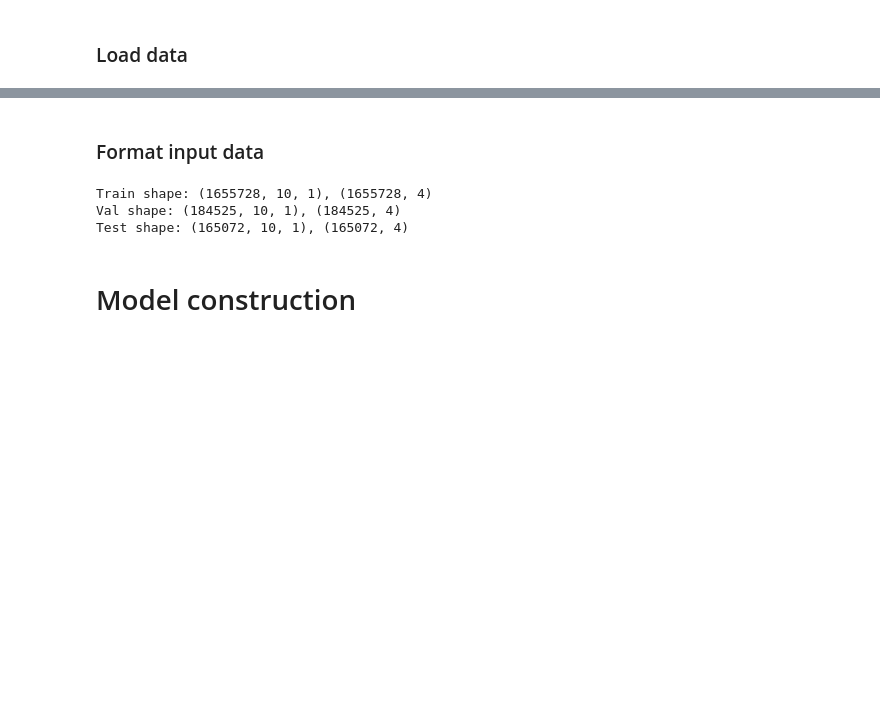
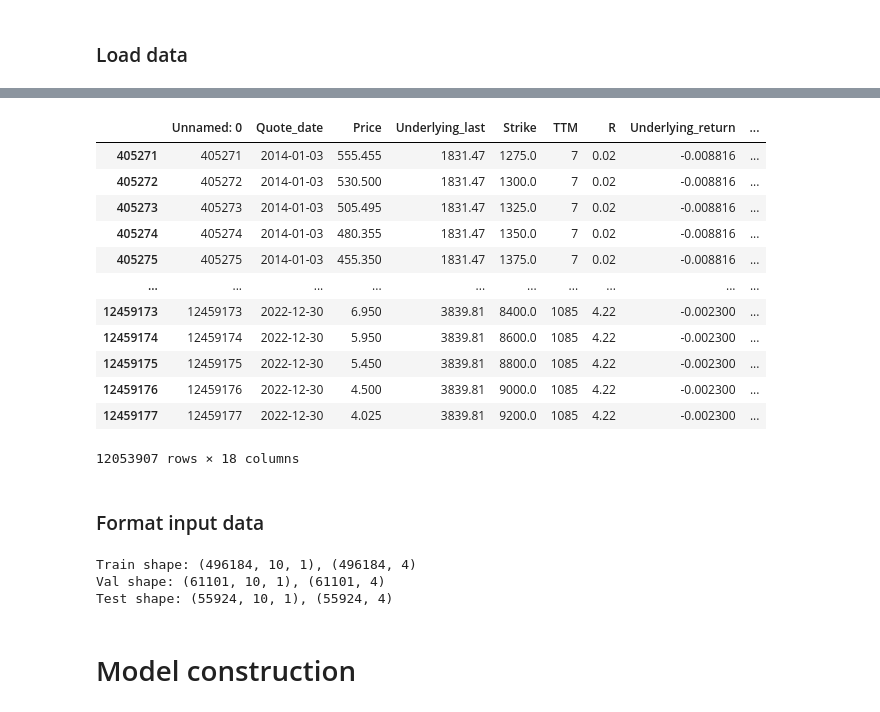
Before and after one commit to jacobvinje/LSTM-for-option-pricing, a Jupyter notebook: LSTM-MLP_notebooks/LSTM-MLP.ipynb, the cells around one changed output, grey strips where cells are left out. Cells and saved outputs as stored; diff of their text form; code cells hidden in the pictures; blank space fills up the shorter version.

```diff
--- a/LSTM-MLP_notebooks/LSTM-MLP.ipynb
+++ b/LSTM-MLP_notebooks/LSTM-MLP.ipynb
@@ -136,8 +139,24 @@ for i in range(1, lags + 1):
 
 df = pd.merge(df, df_agg[['Quote_date', "Underlying_return"] + ['Underlying_' + str(i) for i in range(1, lags + 1)]], on='Quote_date', how='left')
 
-# Filter df between 2021-01-01 and 2022-12-31
-df = df[(df["Quote_date"] >= "2021-01-01") & (df["Quote_date"] <= "2022-12-31")]
+# Filter df between 2014-01-01 and 2022-12-31
+df = df[(df["Quote_date"] >= "2014-01-01") & (df["Quote_date"] <= "2022-12-31")]
+# %%
+display(df)
+# %% [output]
+|  | Unnamed: 0 | Quote_date | Price | Underlying_last | Strike | TTM | R | Underlying_return | ... |
+| 405271 | 405271 | 2014-01-03 | 555.455 | 1831.47 | 1275.0 | 7 | 0.02 | -0.008816 | ... |
+| 405272 | 405272 | 2014-01-03 | 530.500 | 1831.47 | 1300.0 | 7 | 0.02 | -0.008816 | ... |
+| 405273 | 405273 | 2014-01-03 | 505.495 | 1831.47 | 1325.0 | 7 | 0.02 | -0.008816 | ... |
+| 405274 | 405274 | 2014-01-03 | 480.355 | 1831.47 | 1350.0 | 7 | 0.02 | -0.008816 | ... |
+| 405275 | 405275 | 2014-01-03 | 455.350 | 1831.47 | 1375.0 | 7 | 0.02 | -0.008816 | ... |
+| ... | ... | ... | ... | ... | ... | ... | ... | ... | ... |
+| 12459173 | 12459173 | 2022-12-30 | 6.950 | 3839.81 | 8400.0 | 1085 | 4.22 | -0.002300 | ... |
+| 12459174 | 12459174 | 2022-12-30 | 5.950 | 3839.81 | 8600.0 | 1085 | 4.22 | -0.002300 | ... |
+| 12459175 | 12459175 | 2022-12-30 | 5.450 | 3839.81 | 8800.0 | 1085 | 4.22 | -0.002300 | ... |
+| 12459176 | 12459176 | 2022-12-30 | 4.500 | 3839.81 | 9000.0 | 1085 | 4.22 | -0.002300 | ... |
+| 12459177 | 12459177 | 2022-12-30 | 4.025 | 3839.81 | 9200.0 | 1085 | 4.22 | -0.002300 | ... |
+12053907 rows × 18 columns
 # %% [markdown]
 ### Format input data
 # %%
@@ -151,7 +170,7 @@ def create_rw_dataset(window_number = 0, df = df):
     '''Creates dataset for a single rolling window period offsett by the window number'''
 
     # Create train, validation and test set split points
-    train_start = datetime(2021,1,1) + relativedelta(months=window_number)
+    train_start = datetime(2014,1,1) + relativedelta(months=window_number)
     val_start = train_start + relativedelta(months=11)
     test_start = val_start + relativedelta(months=1)
     test_end = test_start + relativedelta(months=1)
@@ -160,12 +179,26 @@ def create_rw_dataset(window_number = 0, df = df):
     test_start = str(test_start.date())
     test_end = str(test_end.date())
 
+    # Add moneyness column
+    if not moneyness:
+        df['Moneyness'] = df['Underlying_last'] / df['Strike']
+
+
     # Split train and validation data
     df_train = df[(df['Quote_date'] >= train_start) & (df['Quote_date'] < val_start)]
     df_val = df[(df['Quote_date'] >= val_start) & (df['Quote_date'] < test_start)]
     df_test = df[(df['Quote_date'] >= test_start) & (df['Quote_date'] < test_end)]
 
     del df
+
+    # Filter out top and bottom 5% of moneyness in df_train, and using the same filter in df_val and df_test
+    top = df_train['Moneyness'].quantile(0.95)
+    bottom = df_train['Moneyness'].quantile(0.05)
+    df_train = df_train[(df_train['Moneyness'] <= top) & (df_train['Moneyness'] >= bottom)]
+    df_val = df_val[(df_val['Moneyness'] <= top) & (df_val['Moneyness'] >= bottom)]
+    df_test = df_test[(df_test['Moneyness'] <= top) & (df_test['Moneyness'] >= bottom)]
+
+
     # Extract target values
     train_y = (df_train['Price'] / df_train['Strike']).to_numpy() if moneyness else df_train['Price'].to_numpy()
     val_y = (df_val['Price'] / df_val['Strike']).to_numpy() if moneyness else df_val['Price'].to_numpy()
@@ -224,9 +257,9 @@ if moneyness:
 else:
     train_x, train_y, val_x, val_y, test_x, test_y, train_start, val_start, test_start, df_test = create_rw_dataset()
 # %% [output]
-Train shape: (1655728, 10, 1), (1655728, 4)
-Val shape: (184525, 10, 1), (184525, 4)
-Test shape: (165072, 10, 1), (165072, 4)
+Train shape: (496184, 10, 1), (496184, 4)
+Val shape: (61101, 10, 1), (61101, 4)
+Test shape: (55924, 10, 1), (55924, 4)
 # %% [markdown]
 # Model construction
 # %%
```
Also changed, not shown: parts of 8 cells of this notebook.
